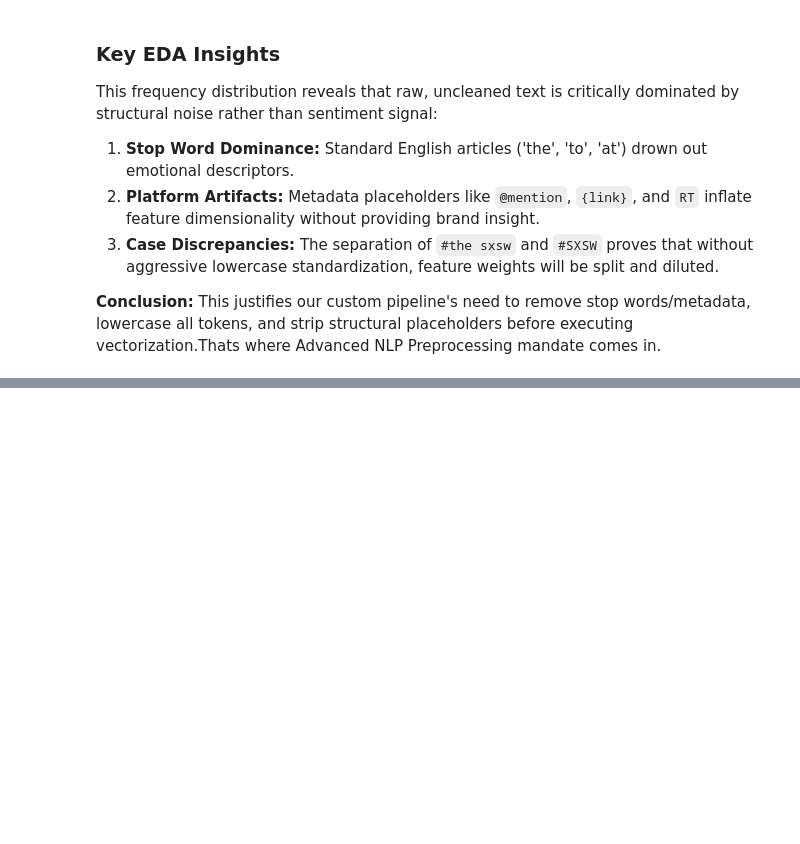
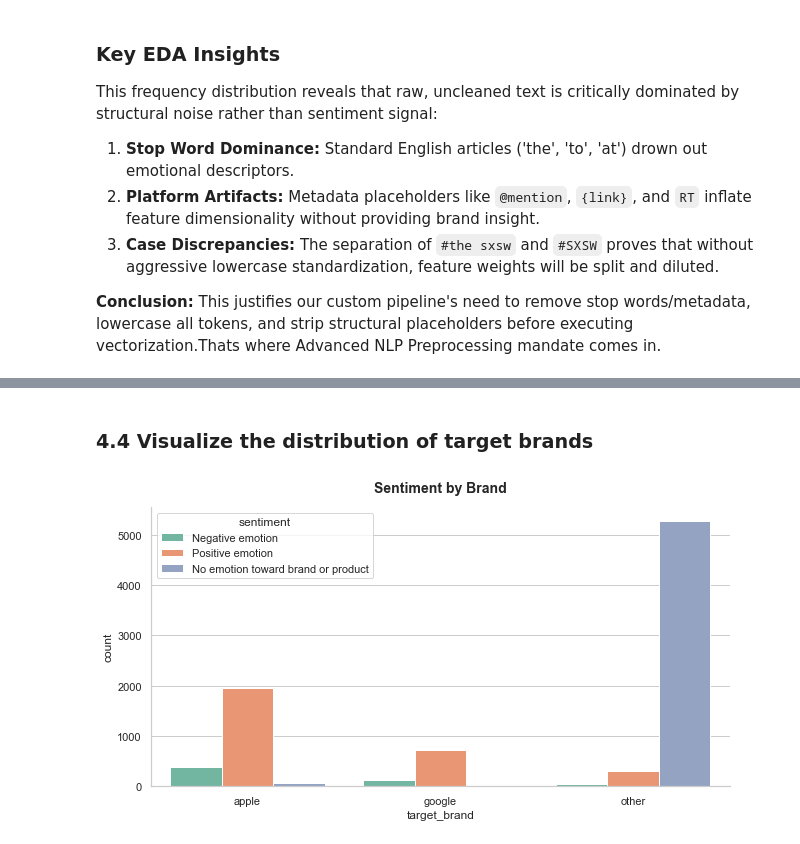
Before and after one commit to Dortts/Twitter_Sentiment_Project, a Jupyter notebook: Twitter_Sentiment_Analysis.ipynb, the cells around one changed output, grey strips where cells are left out. Cells and saved outputs as stored; diff of their text form; code cells hidden in the pictures; blank space fills up the shorter version.

```diff
--- a/Twitter_Sentiment_Analysis.ipynb
+++ b/Twitter_Sentiment_Analysis.ipynb
@@ -345,0 +481,35 @@ This frequency distribution reveals that raw, uncleaned text is critically domin
+# %% [markdown]
+### 4.4 Visualize the distribution of target brands
+# %%
+plt.figure(figsize=(9, 5))
+
+x = sns.countplot(
+    data=df,
+    x='target_brand',
+    hue='sentiment',
+    palette='Set2'
+)
+
+for p in ax.patches:
+    height = p.get_height()
+    if height > 0:
+        ax.annotate(
+            f'{int(height)}',
+            (p.get_x() + p.get_width() / 2., height),
+            ha='center',
+            va='bottom',
+            fontsize=10,
+            fontweight='bold',
+            xytext=(0, 3),
+            textcoords='offset points'
+        )
+plt.title('Sentiment by Brand', fontsize=14, pad=15, fontweight='bold')
+plt.xlabel('target_brand', fontsize=12)
+plt.ylabel('count', fontsize=12)
+plt.xticks(rotation=0)
+
+sns.despine()
+plt.tight_layout()
+plt.show()
+# %% [output]
+[figure, added]
```
Also changed, not shown: parts of 21 cells of this notebook.
